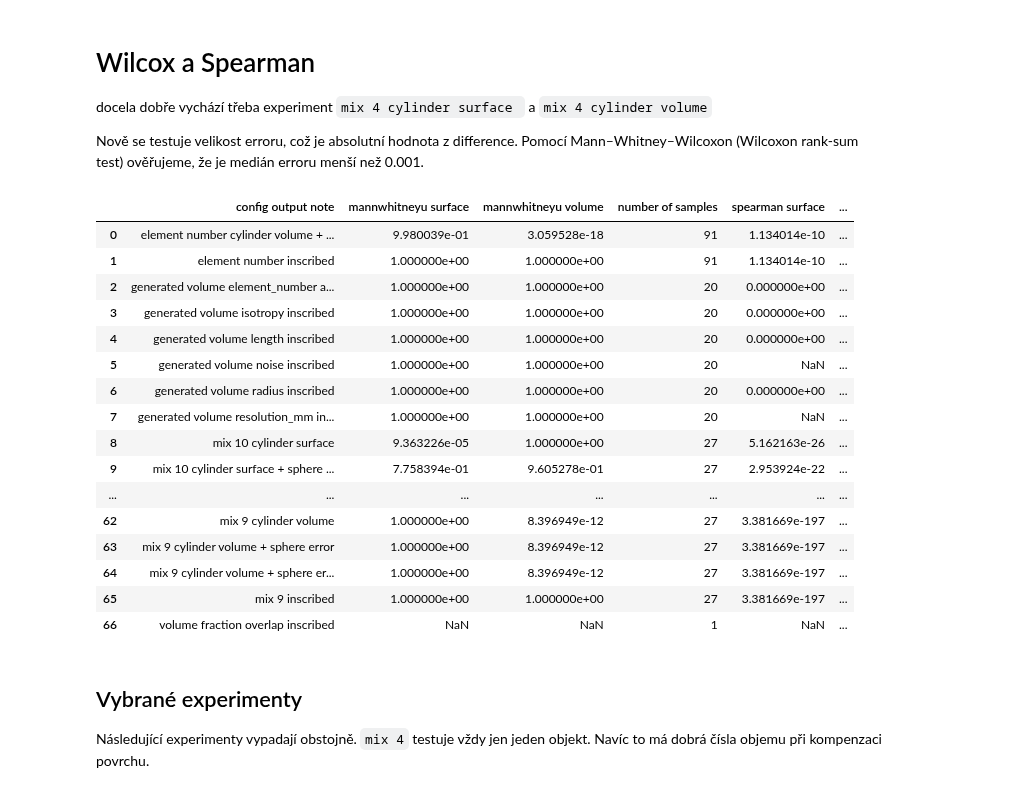
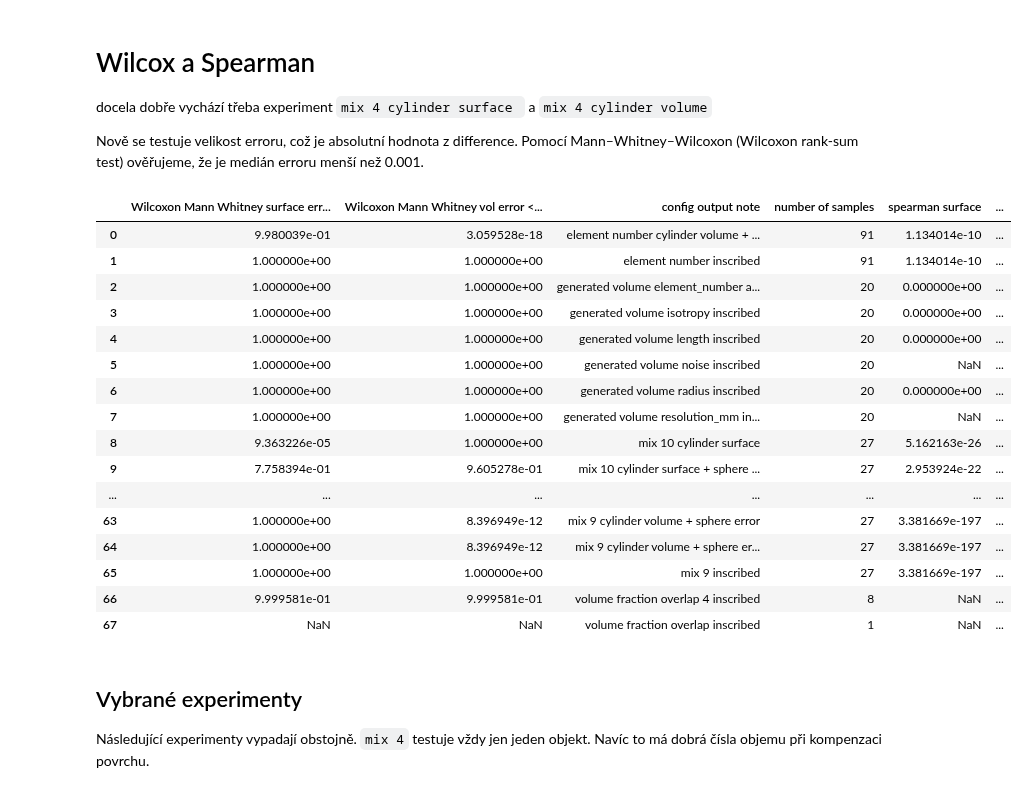
Before and after one commit to mjirik/teigen, a Jupyter notebook: examples/paperfigures.ipynb, the cells around one changed output. Drawn from its saved outputs; the diff is of its cells as text; code cells hidden in the pictures.

Commit message:
mannwhitneyu test

```diff
--- a/examples/paperfigures.ipynb
+++ b/examples/paperfigures.ipynb
@@ -35,66 +35,83 @@ docela dobře vychází třeba experiment `mix 4 cylinder surface ` a  `mix 4 cy
 
 Nově se testuje velikost erroru, což je absolutní hodnota z difference. Pomocí Mann–Whitney–Wilcoxon (Wilcoxon rank-sum test) ověřujeme, že je medián erroru menší než 0.001.
 # %%
+mw_surf_key = "Wilcoxon Mann Whitney surface error < 0.1 %"
+mw_vol_key = "Wilcoxon Mann Whitney vol error < 0.1 %"
+
 maximal_error = 0.001
 data = {
     "config output note": [],
     "wilcoxon volume": [],
     "spearman volume": [],
     "wilcoxon surface" : [],
     "spearman surface" : [],
-    "mannwhitneyu volume": [],
-    "mannwhitneyu surface": [],
+    mw_surf_key: [],
+    mw_vol_key: [],
     "number of samples": [],
     "surface mean err": [],
-    "volume mean err": []
+    "volume mean err": [],
+#     "surface mean err test": [],
+#     "volume mean err test": [],
+#     "mannwhitneyu volume test": [],
+#     "mannwhitneyu surface test": [],
 }
 for note in np.unique(df["config output note"]):
     dfs = df[df["config output note"] == note]
-    vw, vs, sw, ss = statistic_tests(dfs)
+#     vw, vs, sw, ss = statistic_tests(dfs)
+    sw, vw = wilcoxon_from_df(dfs)
+    sm, vm = mannthitneyu_from_df(dfs)
+    ss, vs = spearman_from_df(dfs)
     data["config output note"].append(note)
     data["wilcoxon volume"].append(vw.pvalue)
     data["spearman volume"].append(vs.pvalue)
     data["wilcoxon surface"].append(sw.pvalue)
     data["spearman surface"].append(ss.pvalue)
     data["number of samples"].append(len(dfs))
-    if len(dfs) > 3:
-        serr = np.abs((dfs["surface [mm^2]"] - dfs["numeric surface [mm^2]"]) / dfs["surface [mm^2]"] )
-        verr = np.abs((dfs["volume [mm^3]"] - dfs["numeric volume [mm^3]"]) / dfs["volume [mm^3]"] )
-        surf_sh = scipy.stats.mannwhitneyu(serr, np.ones_like(serr)*maximal_error, alternative="less")[1]
-        vol_sh = scipy.stats.mannwhitneyu(verr, np.ones_like(verr)*maximal_error, alternative="less")[1]
-#         surf_sh = np.mean(err)
-#         surf_sh = scipy.stats.shapiro(dfs["surface [mm^2]"] - dfs["numeric surface [mm^2]"])
-    else:
-        surf_sh = NaN
-        vol_sh = NaN
-        serr = NaN
-        verr = NaN
-    data["mannwhitneyu surface"].append(surf_sh)
-    data["mannwhitneyu volume"].append(vol_sh)
-    data["surface mean err"].append(np.mean(serr))
-    data["volume mean err"].append(np.mean(verr))
+
+#     if len(dfs) > 3:
+#         serrt = np.abs((dfs["surface [mm^2]"] - dfs["numeric surface [mm^2]"]) / dfs["surface [mm^2]"] )
+#         verrt = np.abs((dfs["volume [mm^3]"] - dfs["numeric volume [mm^3]"]) / dfs["volume [mm^3]"] )
+#         surf_sh = scipy.stats.mannwhitneyu(serrt, np.ones_like(serrt)*maximal_error, alternative="less")[1]
+#         vol_sh = scipy.stats.mannwhitneyu(verrt, np.ones_like(verrt)*maximal_error, alternative="less")[1]
+# #         surf_sh = np.mean(err)
+# #         surf_sh = scipy.stats.shapiro(dfs["surface [mm^2]"] - dfs["numeric surface [mm^2]"])
+#     else:
+#         surf_sh = NaN
+#         vol_sh = NaN
+#         serrt = NaN
+#         verrt = NaN
+#     Wilcoxon–Mann–Whitney test
+    data[mw_surf_key].append(sm)
+    data[mw_vol_key].append(vm)
+#     data["mannwhitneyu surface test"].append(surf_sh)
+#     data["mannwhitneyu volume test"].append(vol_sh)
+    data["surface mean err"].append(np.mean(dfs["surface error [-]"]))
+    data["volume mean err"].append(np.mean(dfs["volume error [-]"]))
+#     data["surface mean err test"].append(np.mean(serrt))
+#     data["volume mean err test"].append(np.mean(verrt))
 
 #     show_error(dfs, radius_method=note)
 pd.set_option("display.max_rows",101)
 pd.DataFrame(data)
+pd.DataFrame(data)
 # %% [output]
-|  | config output note | mannwhitneyu surface | mannwhitneyu volume | number of samples | spearman surface | ... |
-| 0 | element number cylinder volume + ... | 9.980039e-01 | 3.059528e-18 | 91 | 1.134014e-10 | ... |
-| 1 | element number inscribed | 1.000000e+00 | 1.000000e+00 | 91 | 1.134014e-10 | ... |
-| 2 | generated volume element_number a... | 1.000000e+00 | 1.000000e+00 | 20 | 0.000000e+00 | ... |
-| 3 | generated volume isotropy inscribed | 1.000000e+00 | 1.000000e+00 | 20 | 0.000000e+00 | ... |
-| 4 | generated volume length inscribed | 1.000000e+00 | 1.000000e+00 | 20 | 0.000000e+00 | ... |
-| 5 | generated volume noise inscribed | 1.000000e+00 | 1.000000e+00 | 20 | NaN | ... |
-| 6 | generated volume radius inscribed | 1.000000e+00 | 1.000000e+00 | 20 | 0.000000e+00 | ... |
-| 7 | generated volume resolution_mm in... | 1.000000e+00 | 1.000000e+00 | 20 | NaN | ... |
-| 8 | mix 10 cylinder surface | 9.363226e-05 | 1.000000e+00 | 27 | 5.162163e-26 | ... |
-| 9 | mix 10 cylinder surface + sphere ... | 7.758394e-01 | 9.605278e-01 | 27 | 2.953924e-22 | ... |
+|  | Wilcoxon Mann Whitney surface err... | Wilcoxon Mann Whitney vol error <... | config output note | number of samples | spearman surface | ... |
+| 0 | 9.980039e-01 | 3.059528e-18 | element number cylinder volume + ... | 91 | 1.134014e-10 | ... |
+| 1 | 1.000000e+00 | 1.000000e+00 | element number inscribed | 91 | 1.134014e-10 | ... |
+| 2 | 1.000000e+00 | 1.000000e+00 | generated volume element_number a... | 20 | 0.000000e+00 | ... |
+| 3 | 1.000000e+00 | 1.000000e+00 | generated volume isotropy inscribed | 20 | 0.000000e+00 | ... |
+| 4 | 1.000000e+00 | 1.000000e+00 | generated volume length inscribed | 20 | 0.000000e+00 | ... |
+| 5 | 1.000000e+00 | 1.000000e+00 | generated volume noise inscribed | 20 | NaN | ... |
+| 6 | 1.000000e+00 | 1.000000e+00 | generated volume radius inscribed | 20 | 0.000000e+00 | ... |
+| 7 | 1.000000e+00 | 1.000000e+00 | generated volume resolution_mm in... | 20 | NaN | ... |
+| 8 | 9.363226e-05 | 1.000000e+00 | mix 10 cylinder surface | 27 | 5.162163e-26 | ... |
+| 9 | 7.758394e-01 | 9.605278e-01 | mix 10 cylinder surface + sphere ... | 27 | 2.953924e-22 | ... |
 | ... | ... | ... | ... | ... | ... | ... |
-| 62 | mix 9 cylinder volume | 1.000000e+00 | 8.396949e-12 | 27 | 3.381669e-197 | ... |
-| 63 | mix 9 cylinder volume + sphere error | 1.000000e+00 | 8.396949e-12 | 27 | 3.381669e-197 | ... |
-| 64 | mix 9 cylinder volume + sphere er... | 1.000000e+00 | 8.396949e-12 | 27 | 3.381669e-197 | ... |
-| 65 | mix 9 inscribed | 1.000000e+00 | 1.000000e+00 | 27 | 3.381669e-197 | ... |
-| 66 | volume fraction overlap inscribed | NaN | NaN | 1 | NaN | ... |
+| 63 | 1.000000e+00 | 8.396949e-12 | mix 9 cylinder volume + sphere error | 27 | 3.381669e-197 | ... |
+| 64 | 1.000000e+00 | 8.396949e-12 | mix 9 cylinder volume + sphere er... | 27 | 3.381669e-197 | ... |
+| 65 | 1.000000e+00 | 1.000000e+00 | mix 9 inscribed | 27 | 3.381669e-197 | ... |
+| 66 | 9.999581e-01 | 9.999581e-01 | volume fraction overlap 4 inscribed | 8 | NaN | ... |
+| 67 | NaN | NaN | volume fraction overlap inscribed | 1 | NaN | ... |
 # %% [markdown]
 ## Vybrané experimenty
 
```
Also changed, not shown: parts of 8 cells of this notebook, 1 other file.
